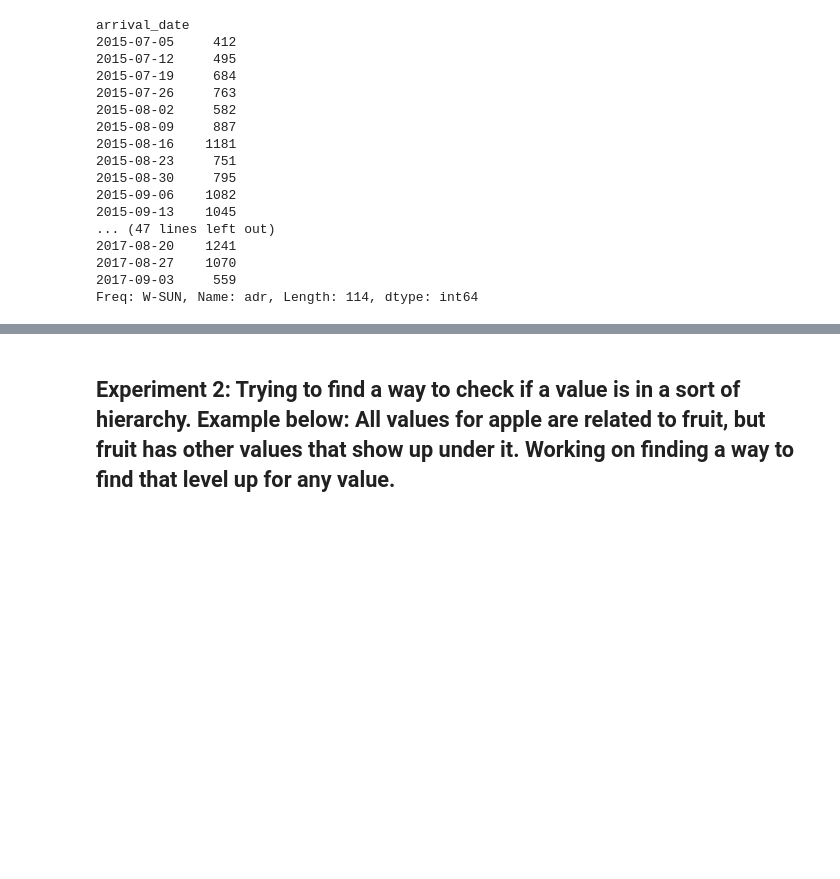
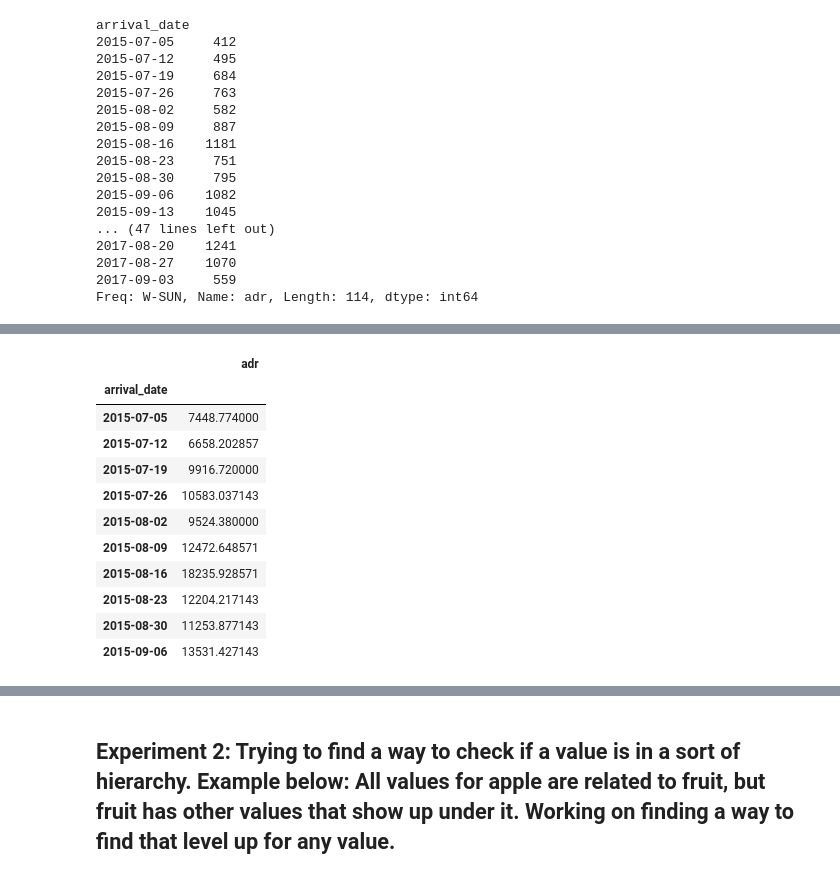
Before and after one commit to josephburton06/Hotel-Bookings, a Jupyter notebook: hotel_bookings.ipynb, the cells around one changed output, grey strips where cells are left out. Saved outputs shown, nothing was run; the diff lists cells and outputs as text; code cells hidden in the pictures; blank space fills up the shorter version.

```diff
--- a/hotel_bookings.ipynb
+++ b/hotel_bookings.ipynb
@@ -527,0 +542,17 @@ Freq: W-SUN, Name: adr, Length: 114, dtype: int64
+# %%
+data_columns = ['adr']
+data_weekly_mean = df_day[data_columns].resample('W').mean() # W stands for weekly
+data_weekly_mean.head(10)
+# %% [output]
+|  | adr |
+| arrival_date |  |
+| 2015-07-05 | 7448.774000 |
+| 2015-07-12 | 6658.202857 |
+| 2015-07-19 | 9916.720000 |
+| 2015-07-26 | 10583.037143 |
+| 2015-08-02 | 9524.380000 |
+| 2015-08-09 | 12472.648571 |
+| 2015-08-16 | 18235.928571 |
+| 2015-08-23 | 12204.217143 |
+| 2015-08-30 | 11253.877143 |
+| 2015-09-06 | 13531.427143 |
```
Also changed, not shown: parts of 10 cells of this notebook.
